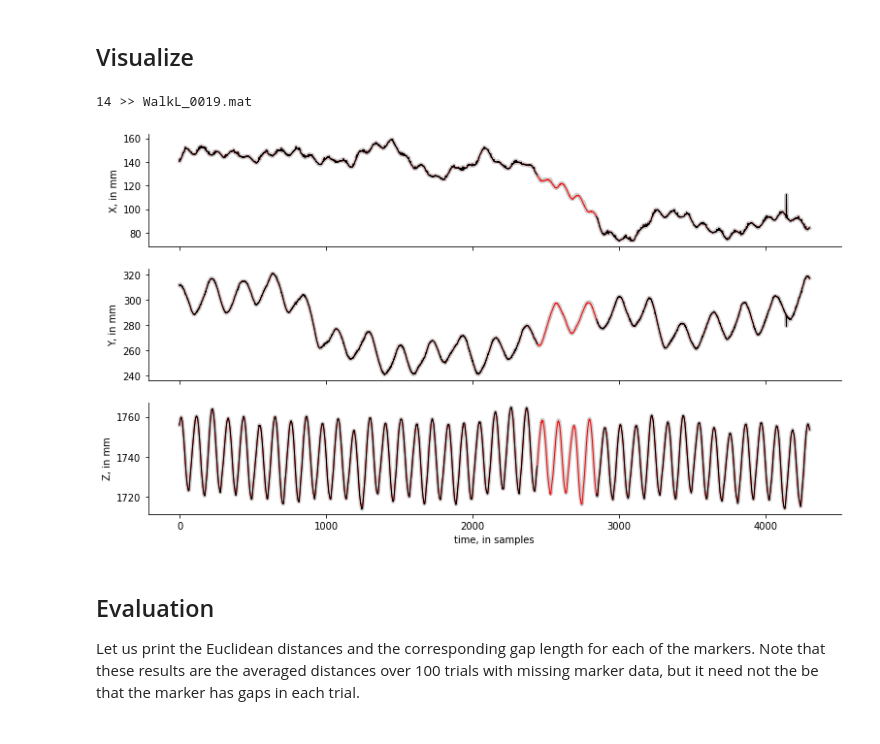
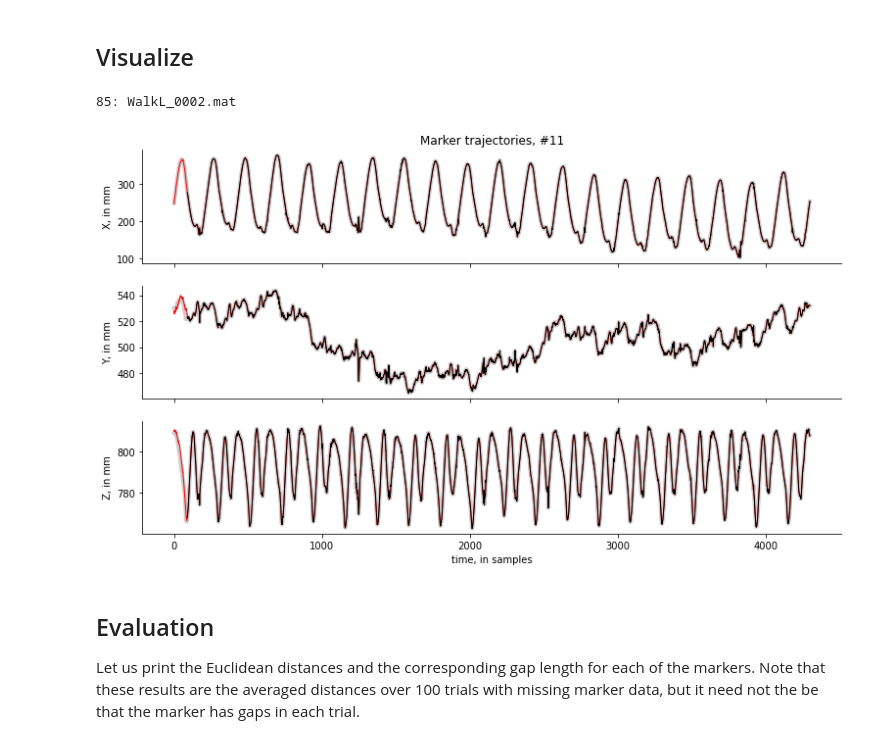
Before and after one commit to neurogeriatricskiel/pymocap, a Jupyter notebook: test_preprocessing.ipynb, the cells around one changed output. Saved outputs shown, nothing was run; the diff lists cells and outputs as text; code cells hidden in the pictures.

```diff
--- a/test_preprocessing.ipynb
+++ b/test_preprocessing.ipynb
@@ -84,11 +84,12 @@ for ix_marker in range(n_markers):
     results[ix_marker] = {"files": [], "distances": [], "gap_lengths": []}
 # %%
 # Set optional arguments
-method = "R2"
+method = "R1"
 weight_scale = 200
 mm_weight = 0.02
 distal_threshold = 0.5
 min_cum_sv = 0.99
+opts = {"method": method, "weight_scale": weight_scale, "mm_weight": mm_weight, "distal_threshold": distal_threshold, "min_cum_sv": min_cum_sv}
 # %%
 # Loop over the filenames
 for (i, filename) in enumerate(filenames):
@@ -119,42 +120,44 @@ for (i, filename) in enumerate(filenames):
 ## Visualize
 # %%
 ix_random_file = np.random.choice(len(filenames), 1, replace=False)[0]
-print(f"{ix_random_file:d} >> {filenames[ix_random_file]:s}")
+print(f"{ix_random_file:d}: {filenames[ix_random_file]:s}")
 # %% [output]
-14 >> WalkL_0019.mat
+85: WalkL_0002.mat
 # %%
 import matplotlib as mpl
 import matplotlib.pyplot as plt
 
 dims = ["X", "Y", "Z"]
 n_dims = len(dims)  # number of dimensions, i.e., 3D
 
 fig, axs = plt.subplots(n_dims, 1, figsize=(12.8, 7.2), sharex=True)
 
 data_gaps = _load_file(os.path.join(PARENT_FOLDER, filenames[ix_random_file]))
 
 # Fill gaps
-data_filled = _predict_missing_markers(data_gaps, method="R2")
+data_filled = _predict_missing_markers(data_gaps, **opts)
 
 # Find channels/markers with missing data
 ix_channels_with_gaps, = np.nonzero(np.any(np.isnan(data_gaps), axis=0))
 ix_markers_with_gaps = (ix_channels_with_gaps[2::3]//3)
 
-# For each marker with missing data
-for ix_marker in ix_markers_with_gaps[-2:-1]:
+# Pick a random marker with missing data
+ix_random_marker = ix_markers_with_gaps[np.random.choice(len(ix_markers_with_gaps), 1, replace=False)[0]]
 
-    # Find the time steps with missing data
-    ix_time_steps_with_gaps, = np.nonzero(np.any(np.isnan(data_gaps[:,ix_marker*3:ix_marker*3+3]), axis=1))
+# Find the time steps with missing data
+ix_time_steps_with_gaps, = np.nonzero(np.any(np.isnan(data_gaps[:,ix_random_marker*3:ix_random_marker*3+3]), axis=1))
 
-    # Plot data
-    for ix_dim in range(n_dims):
-        axs[ix_dim].plot(np.arange(data_full.shape[0]), data_full[:,ix_marker*3+ix_dim], '-', lw=4, c=(0, 0, 0, 0.2))
-        axs[ix_dim].plot(np.arange(data_filled.shape[0]), data_filled[:,ix_marker*3+ix_dim], '-', lw=1, c=(1, 0, 0))
-        axs[ix_dim].plot(np.arange(data_gaps.shape[0]), data_gaps[:,ix_marker*3+ix_dim], '-', lw=1, c=(0, 0, 0))
-        axs[ix_dim].set_ylabel(f"{dims[ix_dim]:s}, in mm")
-    axs[ix_dim].set_xlabel("time, in samples")
+# Plot data
+for ix_dim in range(n_dims):
+    axs[ix_dim].plot(np.arange(data_full.shape[0]), data_full[:,ix_random_marker*3+ix_dim], '-', lw=4, c=(0, 0, 0, 0.2))
+    axs[ix_dim].plot(np.arange(data_filled.shape[0]), data_filled[:,ix_random_marker*3+ix_dim], '-', lw=1, c=(1, 0, 0))
+    axs[ix_dim].plot(np.arange(data_gaps.shape[0]), data_gaps[:,ix_random_marker*3+ix_dim], '-', lw=1, c=(0, 0, 0))
+    axs[ix_dim].set_ylabel(f"{dims[ix_dim]:s}, in mm")
+axs[ix_dim].set_xlabel("time, in samples")
+axs[0].set_title(f"Marker trajectories, #{ix_random_marker:d}")
+plt.show()
 # %% [output]
-[figure, old version]
+[figure, new version]
 # %% [markdown]
 ## Evaluation
 
```
Also changed, not shown: parts of 2 cells of this notebook.
